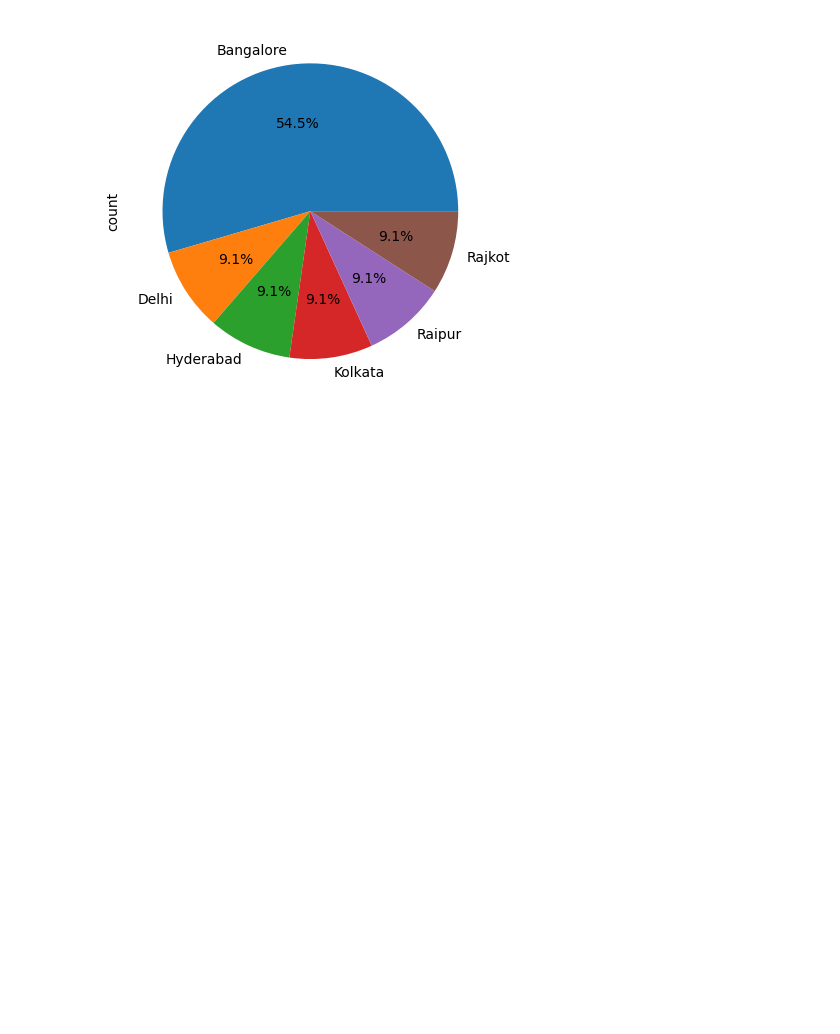
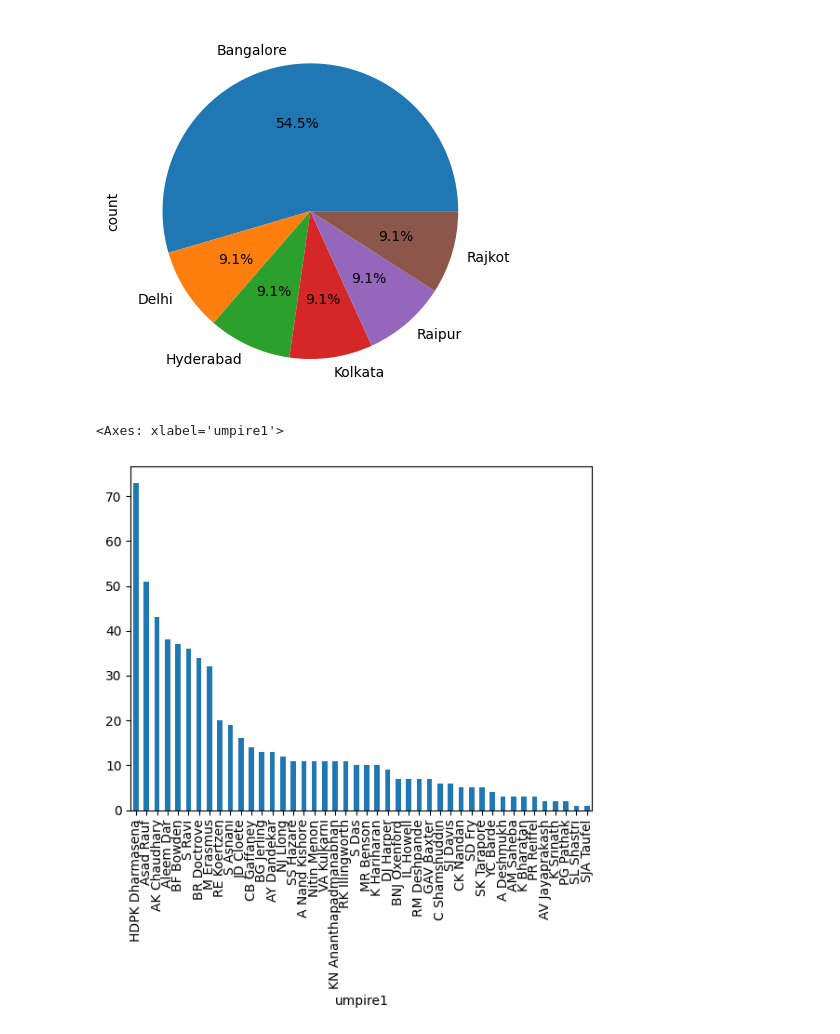
Before and after one commit to Aniketsingh0302/pandas, a Jupyter notebook: pandas/Ipl.ipynb, the cells around one changed output. Saved outputs shown, nothing was run; the diff lists cells and outputs as text; code cells hidden in the pictures; blank space fills up the shorter version.

```diff
--- a/pandas/Ipl.ipynb
+++ b/pandas/Ipl.ipynb
@@ -247,3 +247,8 @@ aa['city'].value_counts().plot.pie(autopct='%.1f%%')
 # %% [output]
 <Axes: ylabel='count'>
 [figure]
+# %%
+data['umpire1'].value_counts().sort_values(ascending=False).plot(kind='bar')
+# %% [output]
+<Axes: xlabel='umpire1'>
+[figure, added]
```
